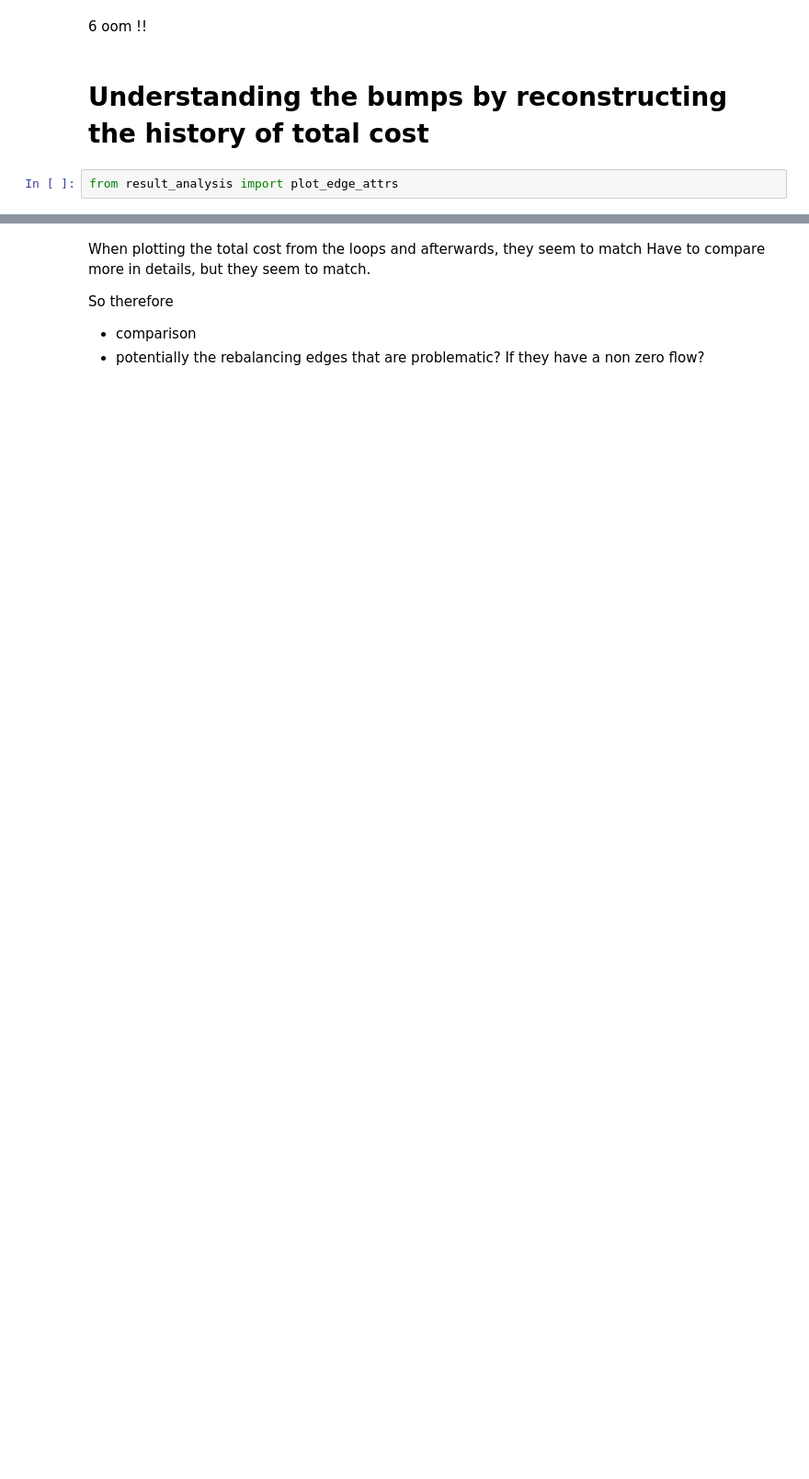
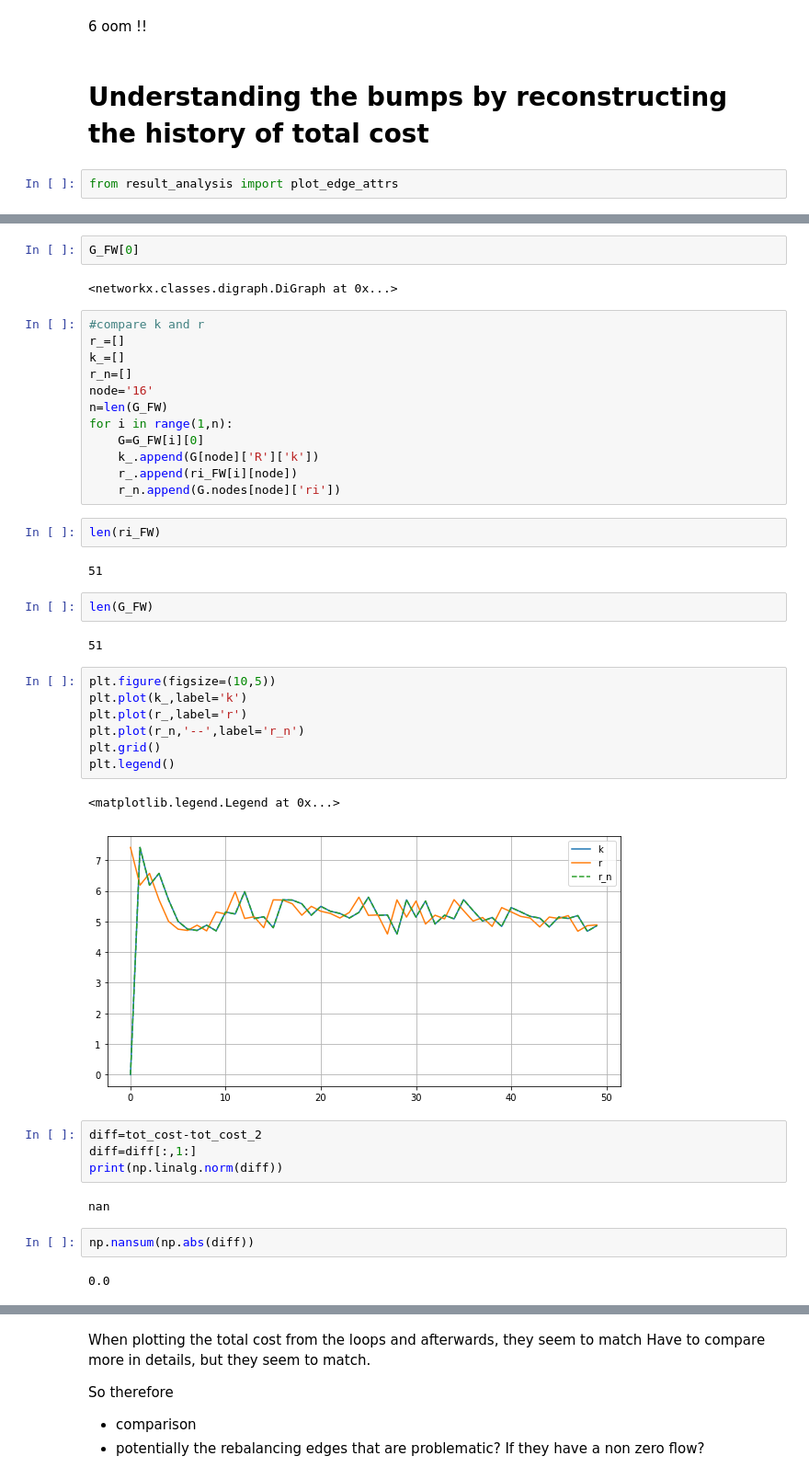
Before and after one commit to LucasFuentesValenzuela/ICU, a Jupyter notebook: notebooks/Understanding the bumps -- where do they come from? .ipynb, the cells around one changed output, grey strips where cells are left out. Shown at 92% size. Drawn from its saved outputs; the diff is of its cells as text; blank space fills up the shorter version.

```diff
--- a/notebooks/Understanding the bumps -- where do they come from? .ipynb
+++ b/notebooks/Understanding the bumps -- where do they come from? .ipynb
@@ -100,0 +116,44 @@ NameError: name 'plot_edge_attrs' is not defined
+# %%
+G_FW[0]
+# %% [output]
+<networkx.classes.digraph.DiGraph at 0x...>
+# %%
+#compare k and r
+r_=[]
+k_=[]
+r_n=[]
+node='16'
+n=len(G_FW)
+for i in range(1,n):
+    G=G_FW[i][0]
+    k_.append(G[node]['R']['k'])
+    r_.append(ri_FW[i][node])
+    r_n.append(G.nodes[node]['ri'])
+# %%
+len(ri_FW)
+# %% [output]
+51
+# %%
+len(G_FW)
+# %% [output]
+51
+# %%
+plt.figure(figsize=(10,5))
+plt.plot(k_,label='k')
+plt.plot(r_,label='r')
+plt.plot(r_n,'--',label='r_n')
+plt.grid()
+plt.legend()
+# %% [output]
+<matplotlib.legend.Legend at 0x...>
+[figure, added]
+# %%
+diff=tot_cost-tot_cost_2
+diff=diff[:,1:]
+print(np.linalg.norm(diff))
+# %% [output]
+nan
+# %%
+np.nansum(np.abs(diff))
+# %% [output]
+0.0
```
Also changed, not shown: parts of 54 cells of this notebook, 13 other files.
